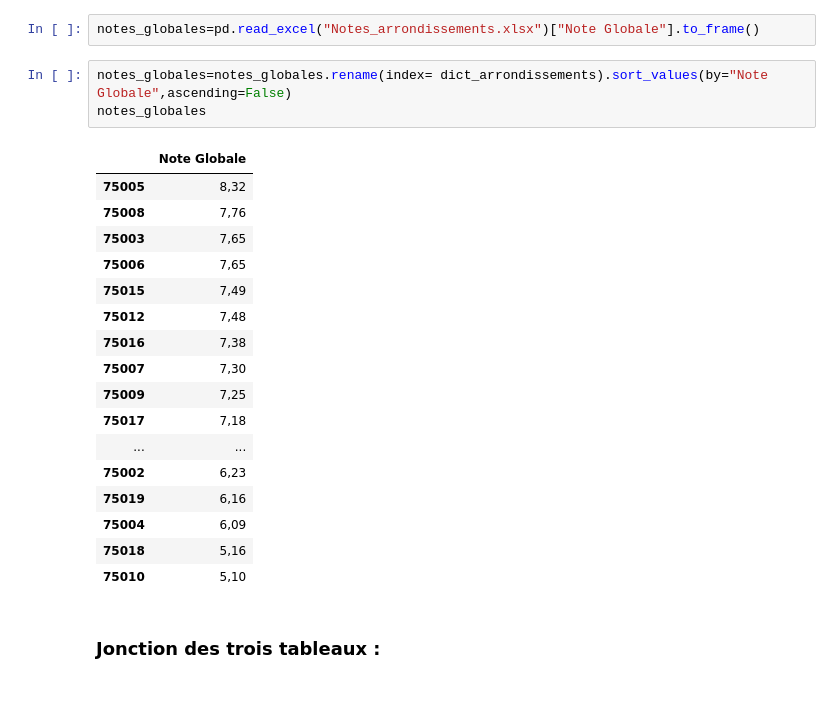
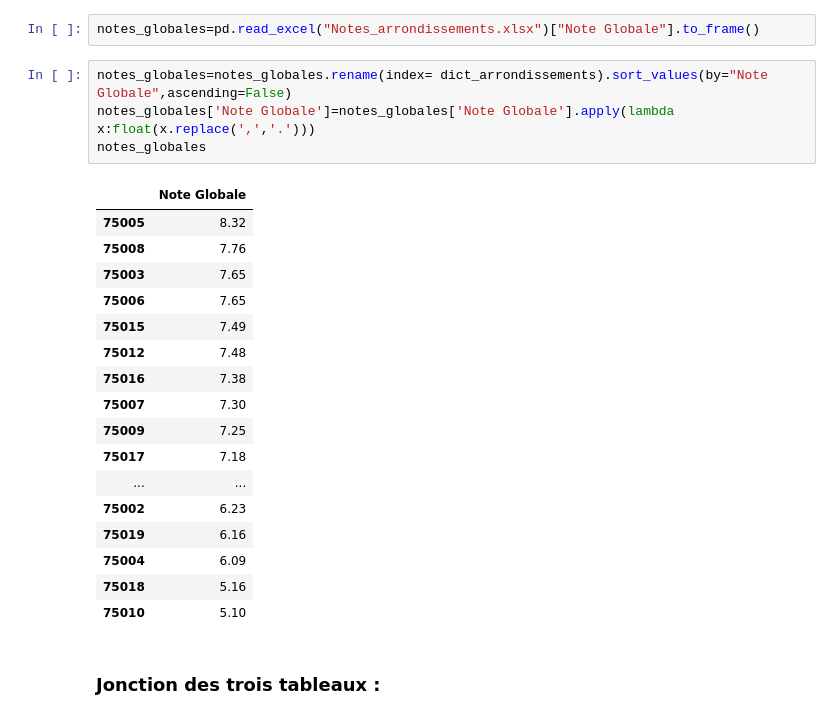
Before and after one commit to solenemoro/Projet_Python_2AENSAE, a Jupyter notebook: Espaces_verts.ipynb, the cells around one changed output. Cells and saved outputs as stored; diff of their text form.

```diff
--- a/Espaces_verts.ipynb
+++ b/Espaces_verts.ipynb
@@ -124,25 +132,26 @@ notes_env
 notes_globales=pd.read_excel("Notes_arrondissements.xlsx")["Note Globale"].to_frame()
 # %%
 notes_globales=notes_globales.rename(index= dict_arrondissements).sort_values(by="Note Globale",ascending=False)
+notes_globales['Note Globale']=notes_globales['Note Globale'].apply(lambda x:float(x.replace(',','.')))
 notes_globales
 # %% [output]
 |  | Note Globale |
-| 75005 | 8,32 |
-| 75008 | 7,76 |
-| 75003 | 7,65 |
-| 75006 | 7,65 |
-| 75015 | 7,49 |
-| 75012 | 7,48 |
-| 75016 | 7,38 |
-| 75007 | 7,30 |
-| 75009 | 7,25 |
-| 75017 | 7,18 |
+| 75005 | 8.32 |
+| 75008 | 7.76 |
+| 75003 | 7.65 |
+| 75006 | 7.65 |
+| 75015 | 7.49 |
+| 75012 | 7.48 |
+| 75016 | 7.38 |
+| 75007 | 7.30 |
+| 75009 | 7.25 |
+| 75017 | 7.18 |
 | ... | ... |
-| 75002 | 6,23 |
-| 75019 | 6,16 |
-| 75004 | 6,09 |
-| 75018 | 5,16 |
-| 75010 | 5,10 |
+| 75002 | 6.23 |
+| 75019 | 6.16 |
+| 75004 | 6.09 |
+| 75018 | 5.16 |
+| 75010 | 5.10 |
 # %% [markdown]
 ### Jonction des trois tableaux :
 # %%
```
Also changed, not shown: parts of 16 cells of this notebook.
